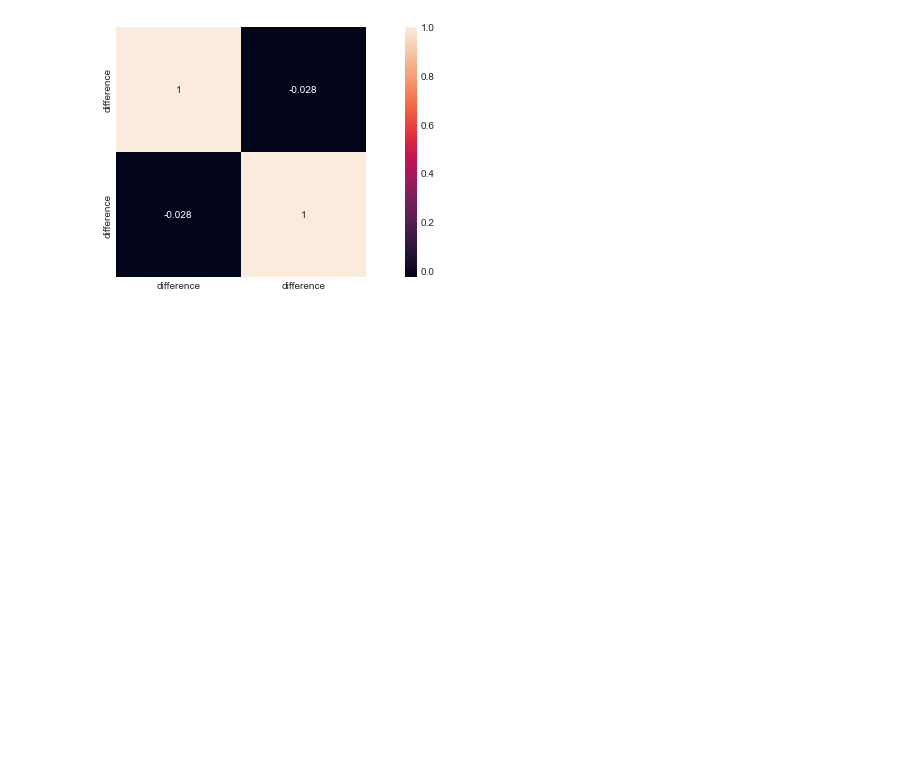
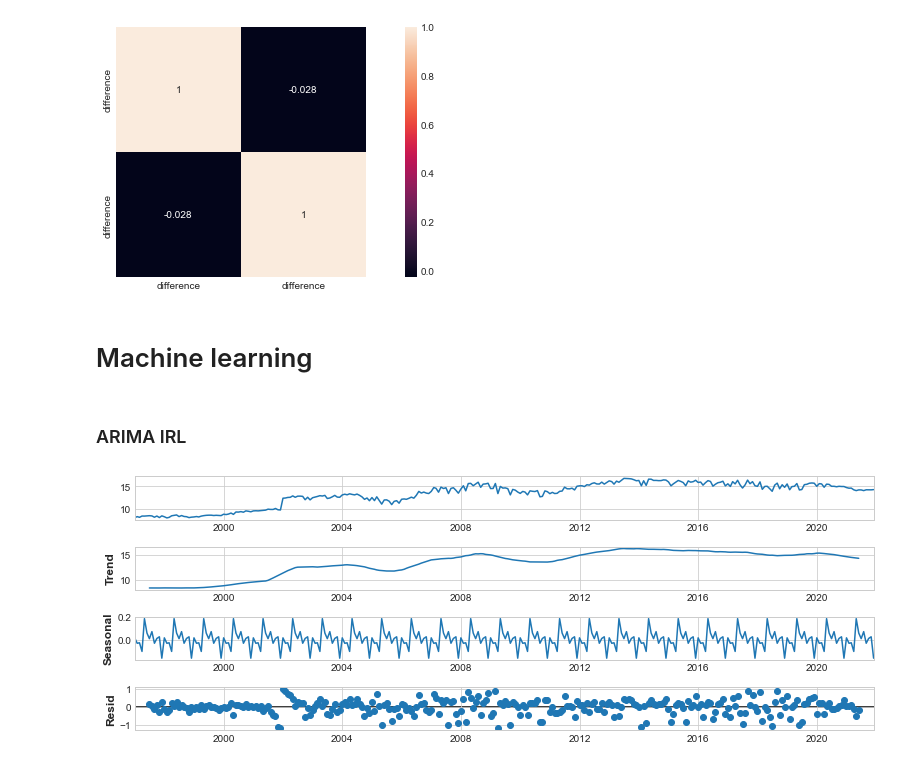
Before and after one commit to ZdenkoCCT/CA2Git, a Jupyter notebook: Cleaned data-Statistics.ipynb, the cells around one changed output. Cells and saved outputs as stored; diff of their text form; code cells hidden in the pictures; blank space fills up the shorter version.

```diff
--- a/Cleaned data-Statistics.ipynb
+++ b/Cleaned data-Statistics.ipynb
@@ -543,6 +543,10 @@ sns.pairplot(data=df_usa, hue='Month')
 # %% [output]
 <seaborn.axisgrid.PairGrid at 0x...>
 [figure]
+# %%
+#backup IRL ad USA datasets for Machine Learning part as Inferential statistics park will change the dataframe structure
+df_irlML =df_irl.copy()# create copy of the dataframe to use with ML Models
+df_usaML =df_usa.copy()# create copy of the dataframe to use with ML Model
 # %% [markdown]
 # Inferential statistics
 ##### 1. Linear regresion
@@ -831,3 +835,20 @@ sns.heatmap(corrmat,annot=True,square=True)
 # %% [output]
 <AxesSubplot:>
 [figure]
+# %% [markdown]
+# Machine learning
+# %%
+df_irl =df_irlML.copy()# return original dataframe structure from the backup file
+# %% [markdown]
+### ARIMA IRL
+# %%
+#drop unnecessary columns
+df_irl.drop(columns=['Year', 'Month'], inplace=True)
+df_irl.rename(columns = {'Sirloin steak per kg.':'value'}, inplace = True)
+df_irl1 =df_irl.copy()# create copy of the dataframe to use with SARIMAX Model
+# %%
+from statsmodels.tsa.seasonal import seasonal_decompose
+decompose_data = seasonal_decompose(df_irl, model="additive")
+decompose_data.plot();
+# %% [output]
+[figure, added]
```
Also changed, not shown: parts of 52 cells of this notebook, 2 other files.
